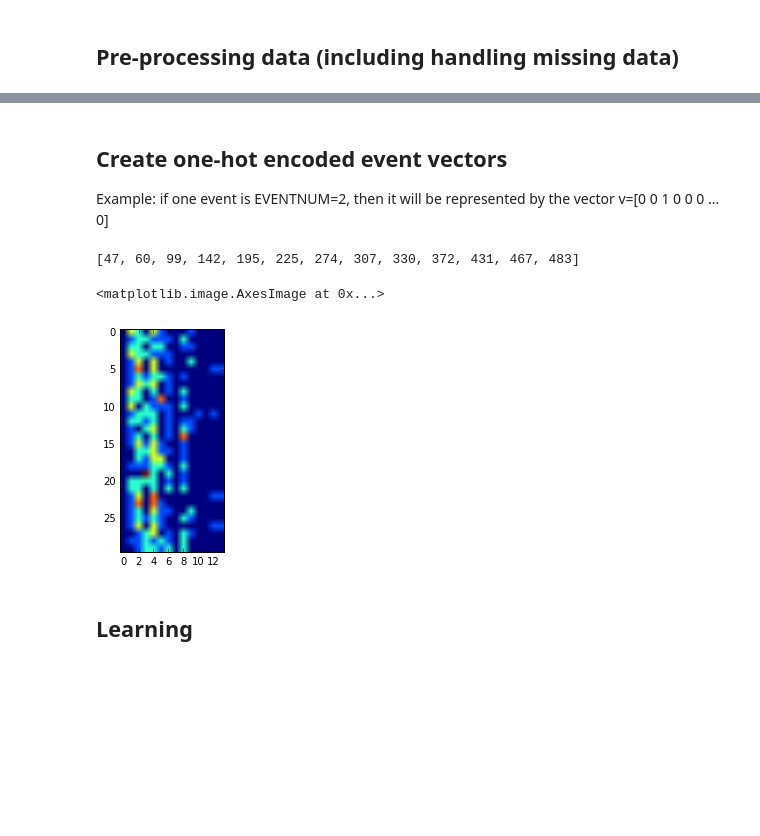
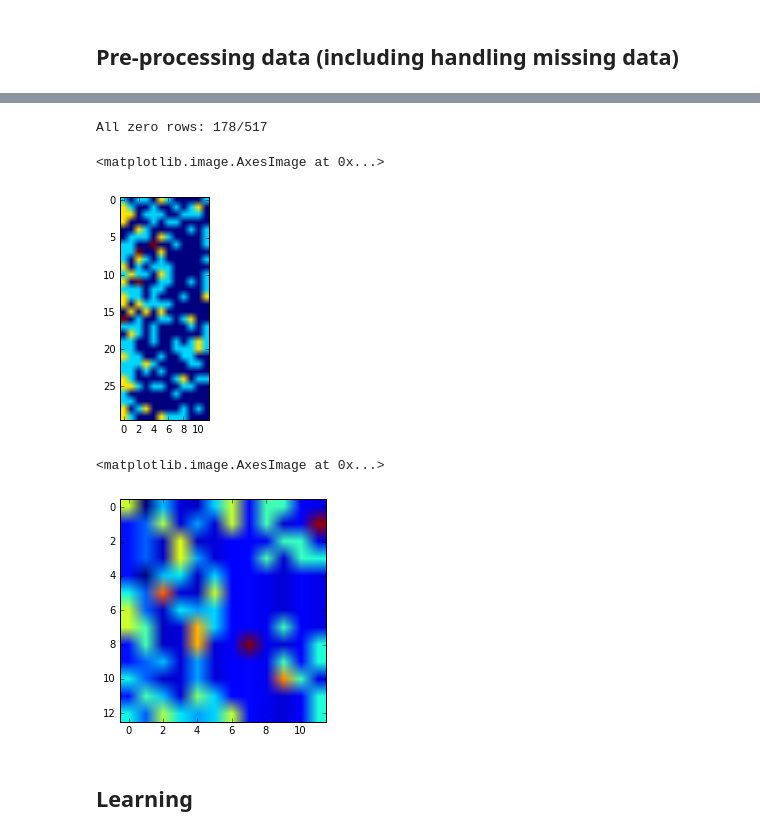
Before and after one commit to joaopcoelho/tiles, a Jupyter notebook: Scraping stats.nba.com.ipynb, the cells around one changed output, grey strips where cells are left out. Drawn from its saved outputs; the diff is of its cells as text; code cells hidden in the pictures; blank space fills up the shorter version.

Commit message:
add visualization for timeout events

```diff
--- a/Scraping stats.nba.com.ipynb
+++ b/Scraping stats.nba.com.ipynb
@@ -170,11 +127,11 @@ df_events
-# %% [markdown]
-## Create one-hot encoded event vectors
-Example: if one event is EVENTNUM=2, then it will be represented by the vector v=[0 0 1 0 0 0  ... 0]
-# %%
-
-timeout_events = list(df_events[(df_events.TIMEOUT_HOME==1) | (df_events.TIMEOUT_AWAY==1) ].index)
-# %% [output]
-[47, 60, 99, 142, 195, 225, 274, 307, 330, 372, 431, 467, 483]
+# %%
+# now we have a one-hot encoded dataframe where every row is an event and is all zeros except for one column,
+#     which corresponds to the event
+# must decide what to to with rows that are not featured events!
+
+print("All zero rows: {}/{}".format((df_events==0).all(axis=1).sum(), len(df_events)))
+# %% [output]
+All zero rows: 178/517
 # %%
 # create design matrix X and labels y
 
@@ -185,14 +142,18 @@ timeout_events = list(df_events[(df_events.TIMEOUT_HOME==1) | (df_events.TIMEOUT
 
 K = 10
 
-num_events = len(df_ohe)
-num_training_examples = num_events-K
+number_of_features = len(features)
+number_of_events = len(df_events)
 
-X = np.zeros((num_training_examples, num_features))
+num_training_examples = number_of_events-K
+
+X = np.zeros((num_training_examples, number_of_features))
+
+timeout_events = list(df_events[(df_events.TIMEOUT_HOME==1) | (df_events.TIMEOUT_AWAY==1) ].index)
 
 idx=0
-for event_id in range(K,num_events):
-    before_events = df_ohe.iloc[event_id-K:event_id]
+for event_id in range(K,number_of_events):
+    before_events = df_events.iloc[event_id-K:event_id]
     X[idx,:] = sum(before_events)
     idx+=1
 
@@ -206,7 +167,11 @@ y = zeros(num_training_examples)
 y[timeout_events_idx] = 1.0
 
 
+# remove last two columns in  X, which are the timeouts
+X = np.delete(X, np.s_[-2:], axis=1)
+X.shape
 
+# sanity check
 assert len(X) == len(y)
 # %%
 ## Visualizing X
@@ -218,7 +183,15 @@ idx = np.random.choice(range(len(X)), size=N, replace=False)
 plt.imshow(X[idx])
 # %% [output]
 <matplotlib.image.AxesImage at 0x...>
-[figure, old version]
+[figure, new version]
+# %%
+## Visualize X when it's a timeout event
+
+idx = y==1
+plt.imshow(X[idx])
+# %% [output]
+<matplotlib.image.AxesImage at 0x...>
+[figure, added]
 # %% [markdown]
 ## Learning
 # %% [markdown]
```
Also changed, not shown: parts of 4 cells of this notebook.
